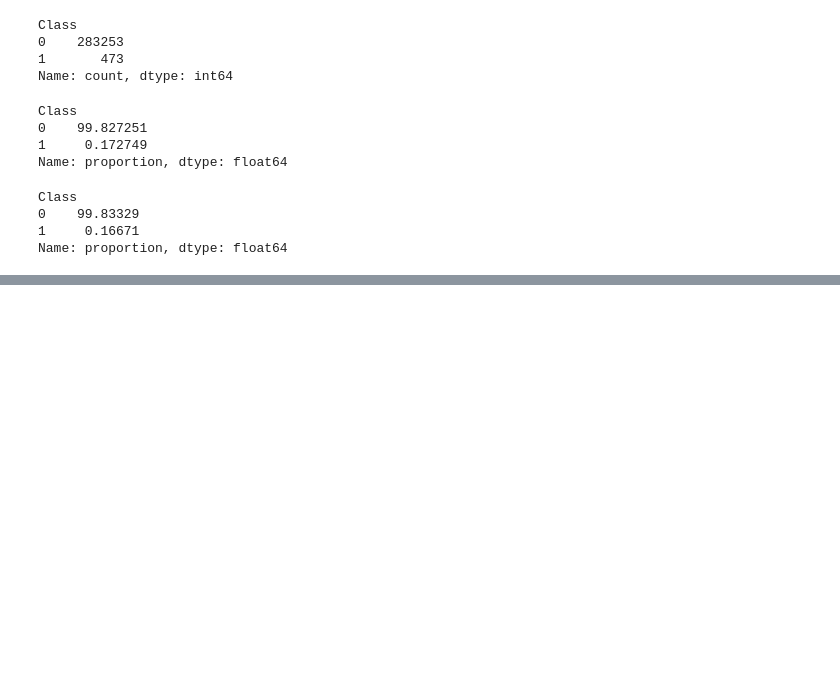
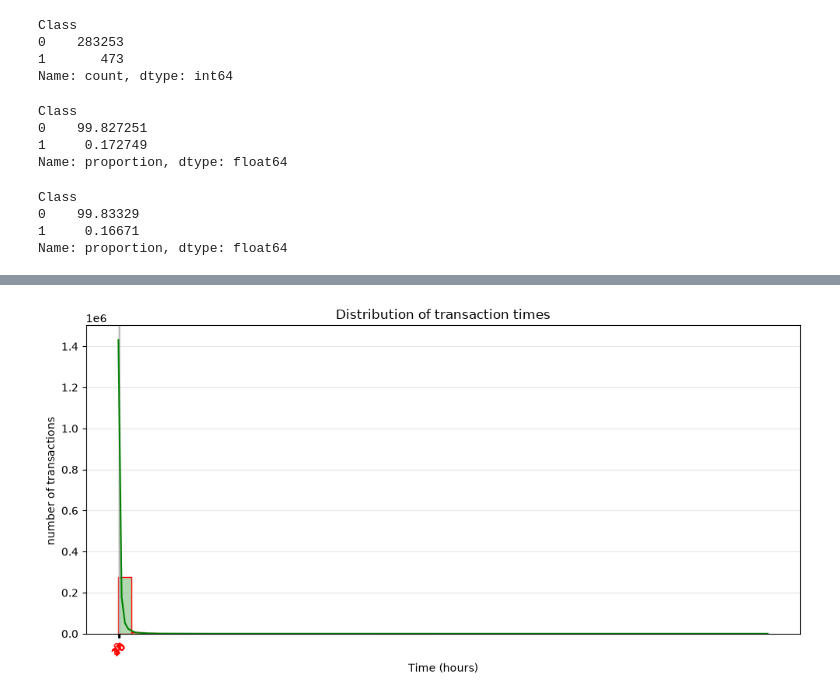
Before and after one commit to safasaaidi/fraud-detection, a Jupyter notebook: notebooks/01_exploration.ipynb, the cells around one changed output, grey strips where cells are left out. Drawn from its saved outputs; the diff is of its cells as text; code cells hidden in the pictures; blank space fills up the shorter version.

```diff
--- a/notebooks/01_exploration.ipynb
+++ b/notebooks/01_exploration.ipynb
@@ -250,0 +288,15 @@ Name: proportion, dtype: float64
+# %%
+
+plt.figure(figsize=(10,5))
+sns.histplot(data=df, x="Amount",bins=50,stat="count",element="bars",fill=True,kde=True
+             ,color="green",edgecolor="red",alpha=0.3)
+plt.title("Distribution of transaction times")
+plt.xlabel("Time (hours)")
+plt.ylabel("number of transactions ")
+plt.xticks(range(0,49,5))
+plt.xticks(rotation=45,color="red")
+plt.grid(True,alpha=0.3)
+plt.tight_layout()
+plt.show()
+# %% [output]
+[figure, added]
```
Also changed, not shown: parts of 25 cells of this notebook.
